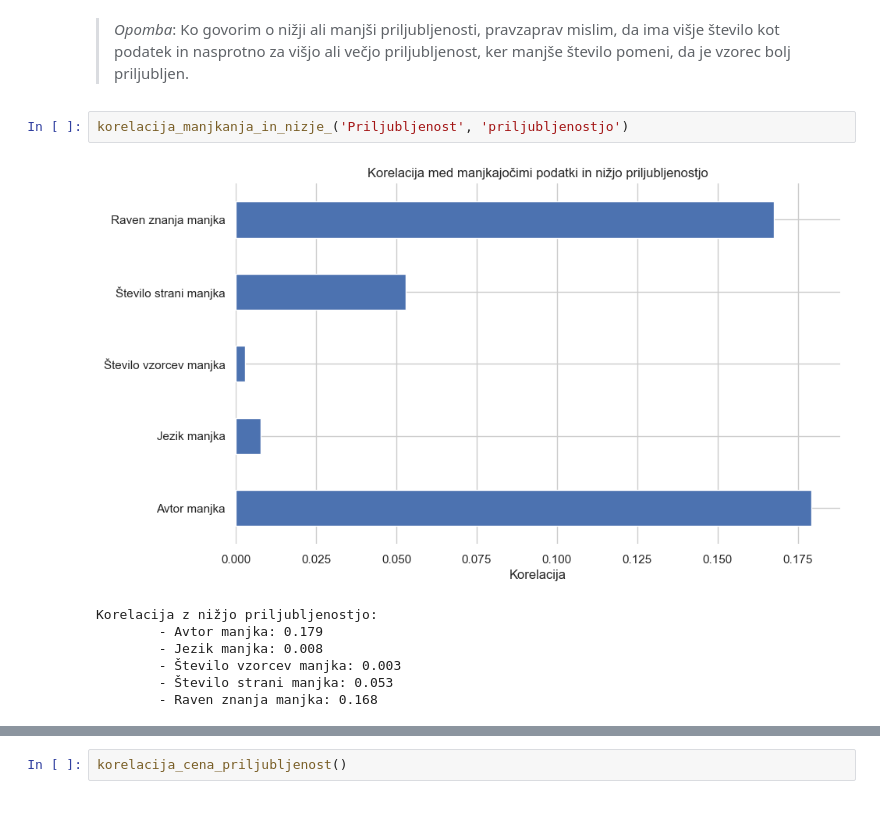
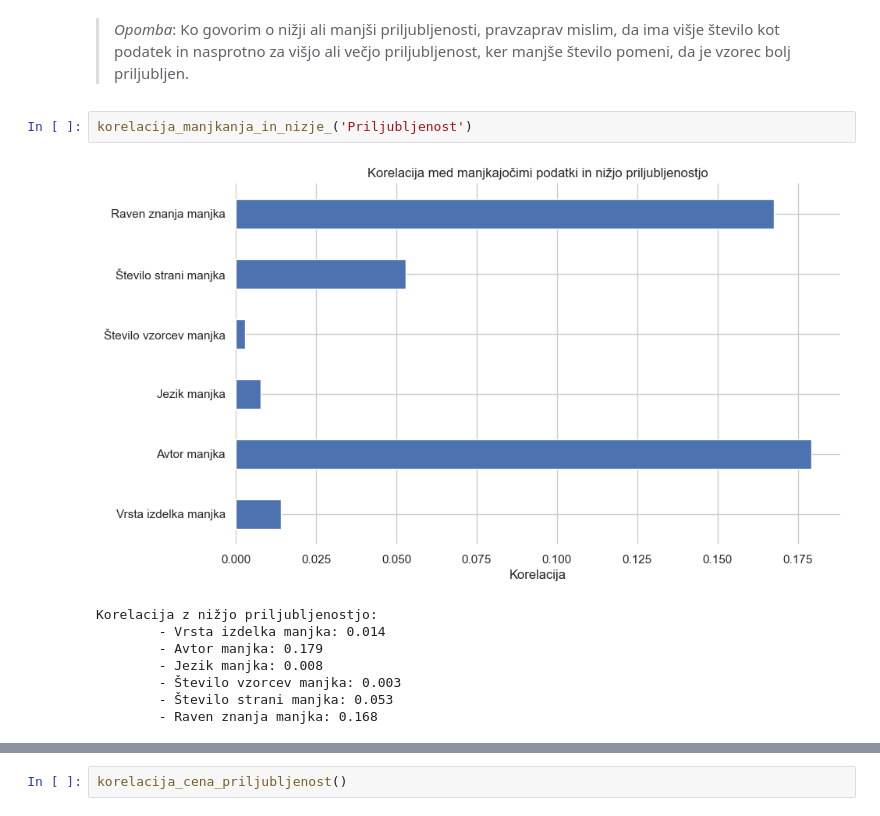
Before and after one commit to kanisaja/uvp-projektna-naloga, a Jupyter notebook: splosna_analiza/splosna_analiza.ipynb, the cells around one changed output, grey strips where cells are left out. Saved outputs shown, nothing was run; the diff lists cells and outputs as text.

```diff
--- a/splosna_analiza/splosna_analiza.ipynb
+++ b/splosna_analiza/splosna_analiza.ipynb
@@ -30,10 +32,11 @@ dtype: int64
 # %% [markdown]
 > *Opomba*: Ko govorim o nižji ali manjši priljubljenosti, pravzaprav mislim, da ima višje število kot podatek in nasprotno za višjo ali večjo priljubljenost, ker manjše število pomeni, da je vzorec bolj priljubljen.
 # %%
-korelacija_manjkanja_in_nizje_('Priljubljenost', 'priljubljenostjo')
+korelacija_manjkanja_in_nizje_('Priljubljenost')
 # %% [output]
-[figure, old version]
+[figure, new version]
 Korelacija z nižjo priljubljenostjo:
+        - Vrsta izdelka manjka: 0.014
         - Avtor manjka: 0.179
         - Jezik manjka: 0.008
         - Število vzorcev manjka: 0.003
```
Also changed, not shown: parts of 29 cells of this notebook, 1 other file.
